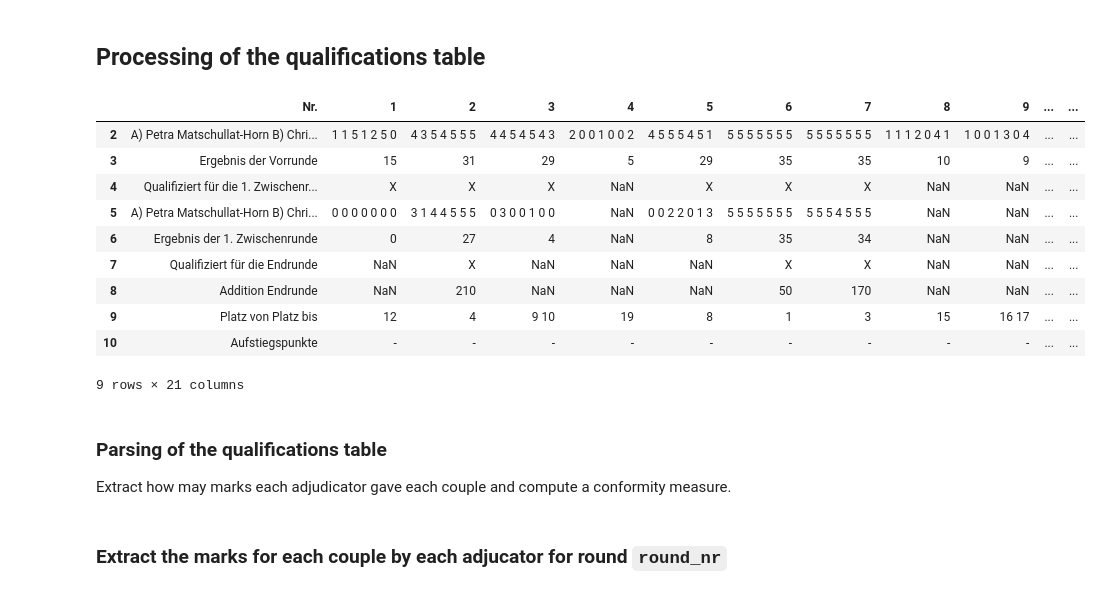
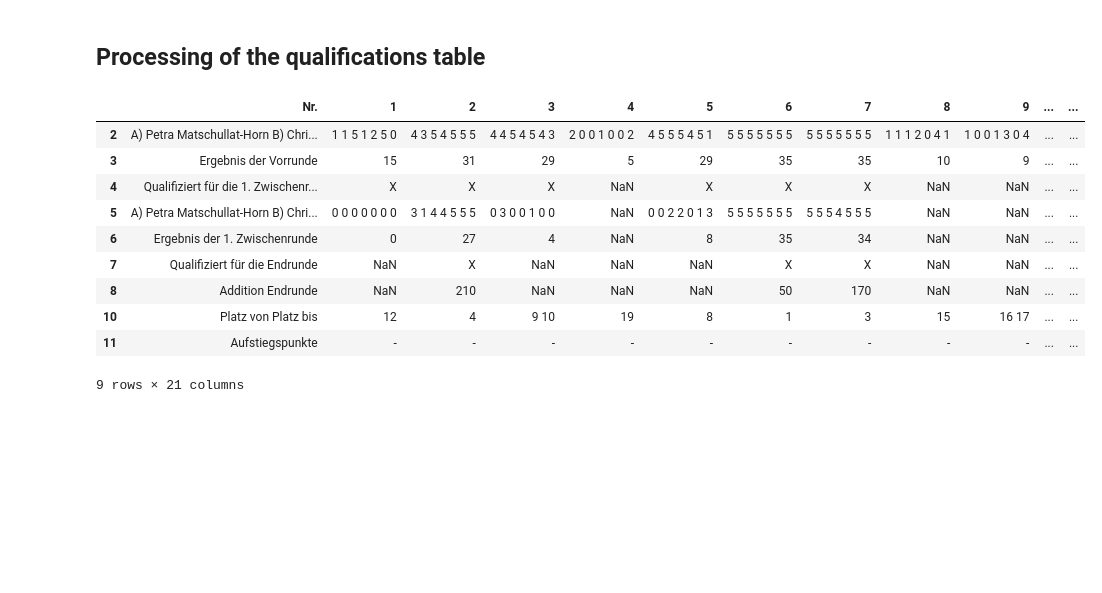
Before and after one commit to FabriceBeaumont/Adjudicator-Ranking-Crawler, a Jupyter notebook: 0_data_loader.ipynb, the cells around one changed output. Saved outputs shown, nothing was run; the diff lists cells and outputs as text; code cells hidden in the pictures; blank space fills up the shorter version.

```diff
--- a/0_data_loader.ipynb
+++ b/0_data_loader.ipynb
@@ -92,0 +98,2 @@ Id: 231 URL: https://www.tanzsport.de/files/tanzsport/ergebnisse/2019/dmjugakomb
+# %%
+url_id = 2
@@ -301,13 +367,13 @@ if len(df_dict[data_dfs.couples]) > 0:
     # Use the first row as column names and then delete it.
     df_couples.columns = df_couples.iloc[0]
     df_couples = df_couples[1:]
-    df_couples = df_couples.set_index(c.C.NR.value)
+    df_couples = df_couples.set_index(C.NR)
     # Extract the names of the lady and the man individually.
     # Do not separate the fist and last names since depending on multiple name and titles (e.g. 'Dr.', 'Prof.') this may be more complicated.
     # To identify a person simply test if the surname is part of the name string.
-    df_couples[[c.C.MAN.value, c.C.LADY.value]] = df_couples[c.C.COUPLE.value].str.split(" / ", expand = True)
+    df_couples[[C.MAN, C.LADY]] = df_couples[C.COUPLE].str.split(" / ", expand = True)
     # Rearrange the columns.
-    df_couples = df_couples[[c.C.MAN.value, c.C.LADY.value, c.C.COUPLE.value, c.C.CLUB.value]]
+    df_couples = df_couples[[C.MAN, C.LADY, C.COUPLE, C.CLUB]]
     df_dict[data_dfs.couples] = df_couples
 
 df_dict[data_dfs.couples]
@@ -406,8 +452,8 @@ df_ranking_other
 df_rankings = pd.concat([df_ranking_finals, df_ranking_other])
 nr_couples: int = len(df_rankings)
 # Set the couples number as row index.
-df_rankings.set_index(c.C.NR.value, inplace=True)
+df_rankings.set_index(C.NR, inplace=True)
 df_dict[data_dfs.ranking_list] = df_rankings
-df_dict[data_dfs.ranking_list].to_csv(Path(competition_dir, 'ranking_list.csv'))
+df_dict[data_dfs.ranking_list].to_csv(Path(competition_dir, c.filenames.ranking_lst.value))
 df_dict[data_dfs.ranking_list]
 # %% [output]
@@ -438,13 +484,13 @@ dance_name_ids = dance_name_rows.index.to_list() + [len(df_finals.index)]
 
 # Add a column to display the dance for which the rankings are for.
 # This will replace the horizonal headlines indicating the dances - which will be deleted afterwards.
-df_finals[['Dance']] = ''
-df_finals['Dance'].iloc[1] = 'Dance'
+df_finals[[C.DANCE]] = ''
+df_finals[C.DANCE].iloc[1] = C.DANCE
 for i in range(len(dance_name_ids) - 1):
     start_index = dance_name_ids[i]
-    dance_name = c.parse_dance_name(dance_name_rows.loc[start_index, 1])
+    dance_name = c.parse_dance_name(dance_name_rows.loc[start_index, 1], C)
     end_index = dance_name_ids[i+1] - 1
-    df_finals.loc[start_index:end_index, 'Dance'] = dance_name
+    df_finals.loc[start_index:end_index, C.DANCE] = dance_name
 
 # Now delete the rows with the dance names.
 # Notice that we ignore the last entry since this is an artificial one to finish the for-loop above.
@@ -452,8 +498,8 @@ for i in dance_name_ids[:-1]:
     df_finals.drop(i, inplace=True)
 
 # Replace the couple names by only their number.
-df_finals[[c.C.NR.value]] = df_finals.iloc[:, 0].str.extract(r'(\d+)\D*', expand = True)
-df_finals[c.C.NR.value].iloc[1] = c.C.NR.value
+df_finals[[C.NR]] = df_finals.iloc[:, 0].str.extract(r'(\d+)\D*', expand = True)
+df_finals[C.NR].iloc[1] = C.NR
 df_finals = df_finals.iloc[:, 1:]
 
 # Replace the adjudicator names by only their reference letter.
@@ -469,7 +515,11 @@ df_finals = df_finals.iloc[1:]
 df_finals.columns = df_finals.iloc[0]
 df_finals = df_finals[1:]
 
+# Use the couple number as index column.
+df_finals.set_index(C.NR, drop=True, inplace=True)
+df_finals.index.name = C.NR
+
 df_dict[data_dfs.finals] = df_finals
-df_dict[data_dfs.finals].to_csv(Path(competition_dir, 'finals.csv'))
+df_dict[data_dfs.finals].to_csv(Path(competition_dir, c.filenames.finals.value))
 df_dict[data_dfs.finals]
 # %% [output]
@@ -500,44 +539,40 @@ if n > 1:
         # Drop the first column since it is already present from the first dataframe.
         df_tmp = df_dict[data_dfs.qualifications][i].iloc[:, 1:]
         # Append the dataframe to the rest.
         df_qualifications = pd.concat([df_qualifications, df_tmp], axis=1)
 
 # Delete the first row since it does not really contain information
 df_qualifications = df_qualifications[1:]
 # Because of the concatenation the column indices could be messed up. Reset them to a range.
 df_qualifications.columns = range(len(df_qualifications.columns))
 
 # Delete all rows where all values are NaN.
 df_qualifications.dropna(axis=1, how='all', inplace=True)
 
 # Depending on the size of the tournament, the names of the competitors are perhaps repeated.
 # In this case frop this row since it is redundant.
 df_qualifications.drop(df_qualifications.loc[df_qualifications.iloc[:, 0] == 'Startnummer'].index, inplace=True)
 
 
 # Replace the adjudicator names by only their reference letter.
 # Replace the couple names by only their number.
 couple_nrs = df_qualifications.iloc[0, :].str.extract(r'(\d+)\D*')
-df_qualifications = pd.concat([couple_nrs.T, df_qualifications], axis=0, ignore_index=True)
-df_qualifications.iloc[0, 0] = c.C.NR.value
-df_qualifications.columns = df_qualifications.iloc[0]
-df_qualifications.drop([0, 1], inplace=True)
-
-df_dict[data_dfs.qualifications] = df_qualifications
-df_dict[data_dfs.qualifications].to_csv(Path(competition_dir, 'qualifications.csv'))
-df_dict[data_dfs.qualifications]
+couple_nrs_list = couple_nrs[0].tolist()
+couple_nrs_list[0] = C.NR
+df_qualifications.columns = couple_nrs_list
+# Drop the first row since it contains only the names of the couples and is thus
+# equivalent to the new column names.
+df_qualifications = df_qualifications[1:]
+df_qualifications
 # %% [output]
 |  | Nr. | 1 | 2 | 3 | 4 | 5 | 6 | 7 | 8 | 9 | ... | ... |
 | 2 | A) Petra Matschullat-Horn B) Chri... | 1 1 5 1 2 5 0 | 4 3 5 4 5 5 5 | 4 4 5 4 5 4 3 | 2 0 0 1 0 0 2 | 4 5 5 5 4 5 1 | 5 5 5 5 5 5 5 | 5 5 5 5 5 5 5 | 1 1 1 2 0 4 1 | 1 0 0 1 3 0 4 | ... | ... |
 | 3 | Ergebnis der Vorrunde | 15 | 31 | 29 | 5 | 29 | 35 | 35 | 10 | 9 | ... | ... |
 | 4 | Qualifiziert für die 1. Zwischenr... | X | X | X | NaN | X | X | X | NaN | NaN | ... | ... |
 | 5 | A) Petra Matschullat-Horn B) Chri... | 0 0 0 0 0 0 0 | 3 1 4 4 5 5 5 | 0 3 0 0 1 0 0 | NaN | 0 0 2 2 0 1 3 | 5 5 5 5 5 5 5 | 5 5 5 4 5 5 5 | NaN | NaN | ... | ... |
 | 6 | Ergebnis der 1. Zwischenrunde | 0 | 27 | 4 | NaN | 8 | 35 | 34 | NaN | NaN | ... | ... |
 | 7 | Qualifiziert für die Endrunde | NaN | X | NaN | NaN | NaN | X | X | NaN | NaN | ... | ... |
 | 8 | Addition Endrunde | NaN | 210 | NaN | NaN | NaN | 50 | 170 | NaN | NaN | ... | ... |
-| 9 | Platz von Platz bis | 12 | 4 | 9 10 | 19 | 8 | 1 | 3 | 15 | 16 17 | ... | ... |
-| 10 | Aufstiegspunkte | - | - | - | - | - | - | - | - | - | ... | ... |
+| 10 | Platz von Platz bis | 12 | 4 | 9 10 | 19 | 8 | 1 | 3 | 15 | 16 17 | ... | ... |
+| 11 | Aufstiegspunkte | - | - | - | - | - | - | - | - | - | ... | ... |
 9 rows × 21 columns
-# %% [markdown]
-### Parsing of the qualifications table
-Extract how may marks each adjudicator gave each couple and compute a conformity measure.
@@ -551,2 +578,0 @@ round_nr = 0
-# %% [markdown]
-### Extract the marks for each couple by each adjucator for round `round_nr`
```
Also changed, not shown: parts of 27 cells of this notebook, 10 other files.
